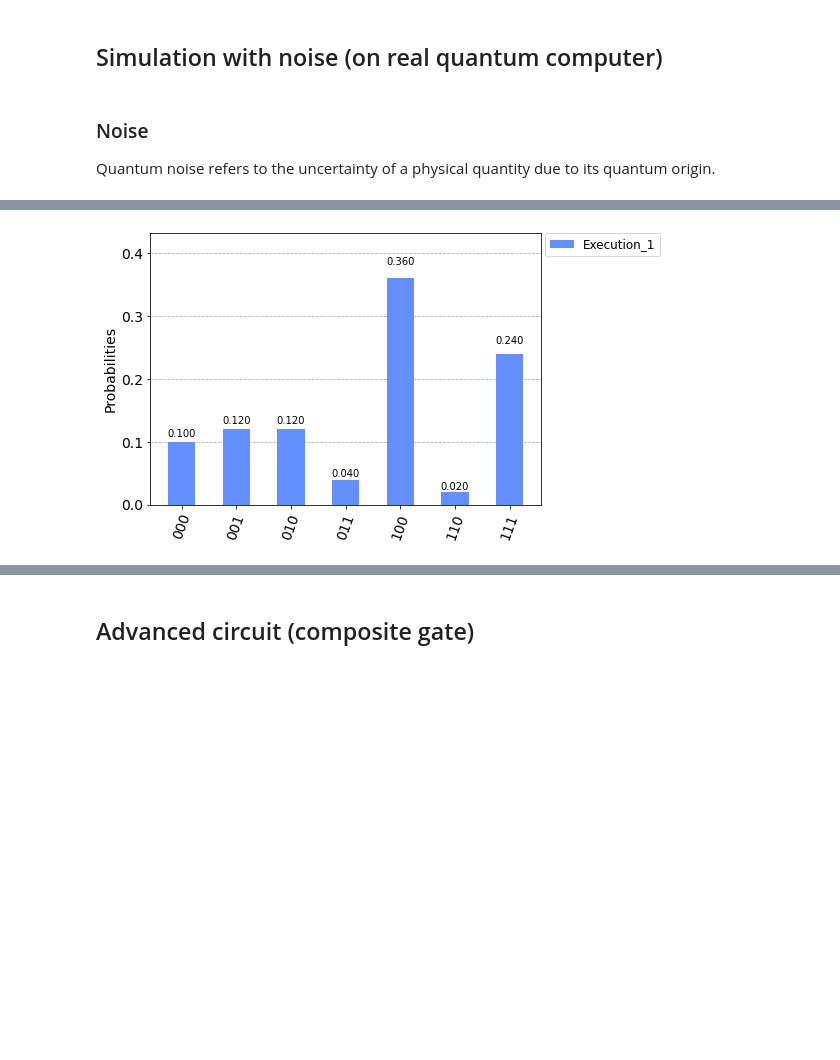
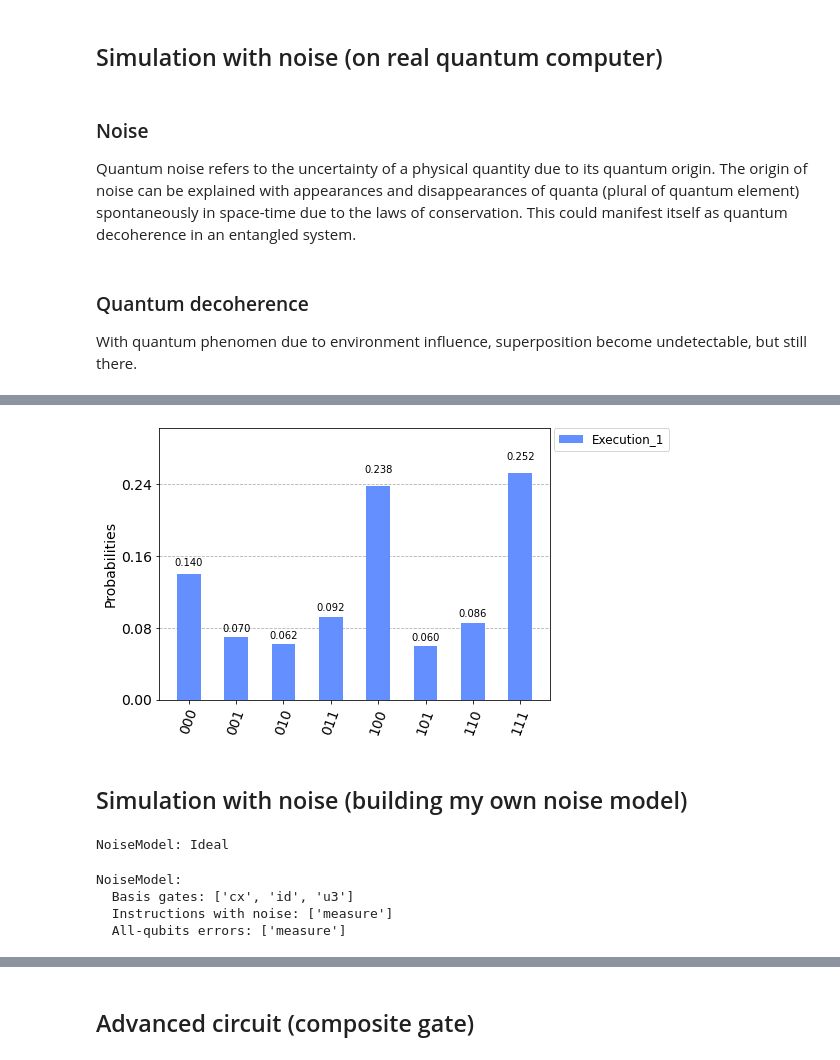
Before and after one commit to theobori/notebooks, a Jupyter notebook: quantum/quantum-exploration.ipynb, the cells around one changed output, grey strips where cells are left out. Cells and saved outputs as stored; diff of their text form; code cells hidden in the pictures; blank space fills up the shorter version.

```diff
--- a/quantum/quantum-exploration.ipynb
+++ b/quantum/quantum-exploration.ipynb
@@ -114,12 +117,17 @@ qc.draw("mpl")
 ### Noise
 
 Quantum noise refers to the uncertainty of a physical quantity due to its quantum origin.
+The origin of noise can be explained with appearances and disappearances of quanta (plural of quantum element) spontaneously in space-time due to the laws of conservation. This could manifest itself as quantum decoherence in an entangled system.
+# %% [markdown]
+### Quantum decoherence
+
+With quantum phenomen due to environment influence, superposition become undetectable, but still there.
 # %%
 from qiskit import IBMQ
 #IBMQ.save_account(open("token.txt","r").read())
 IBMQ.load_account()
 provider=IBMQ.get_provider("ibm-q")
 backend=provider.get_backend("ibmq_burlington")
-probs=execute(qc,backend=backend,shots=50).result().get_counts(qc)
+probs=execute(qc,backend=backend,shots=500).result().get_counts(qc)
 plot_histogram(probs, legend=["Execution_1"])
 # %% [output]
@@ -127 +134,3 @@ ibmqfactory.load_account:WARNING:2020-08-27 22:33:11,690: Credentials are alread
-[figure, old version]
+[figure, new version]
+# %% [markdown]
+## Simulation with noise (building my own noise model)
@@ -127,0 +144,25 @@ ibmqfactory.load_account:WARNING:2020-08-27 22:33:11,690: Credentials are alread
+# %%
+# Empty model
+noise_model = NoiseModel()
+noise_model
+# %% [output]
+NoiseModel: Ideal
+# %%
+# Qubit flip error
+
+# Error probabilities
+p_gate=0.09
+p_measure=0.12
+
+# Errors
+error_gate=pauli_error([('X',p_gate), ('I', 1 - p_gate)])
+error_measure=pauli_error([('X',p_measure), ('I', 1 - p_measure)])
+
+# Add to noise_model
+noise_model.add_all_qubit_quantum_error(error_measure,"measure")
+noise_model
+# %% [output]
+NoiseModel:
+  Basis gates: ['cx', 'id', 'u3']
+  Instructions with noise: ['measure']
+  All-qubits errors: ['measure']
```
Also changed, not shown: parts of 10 cells of this notebook.
